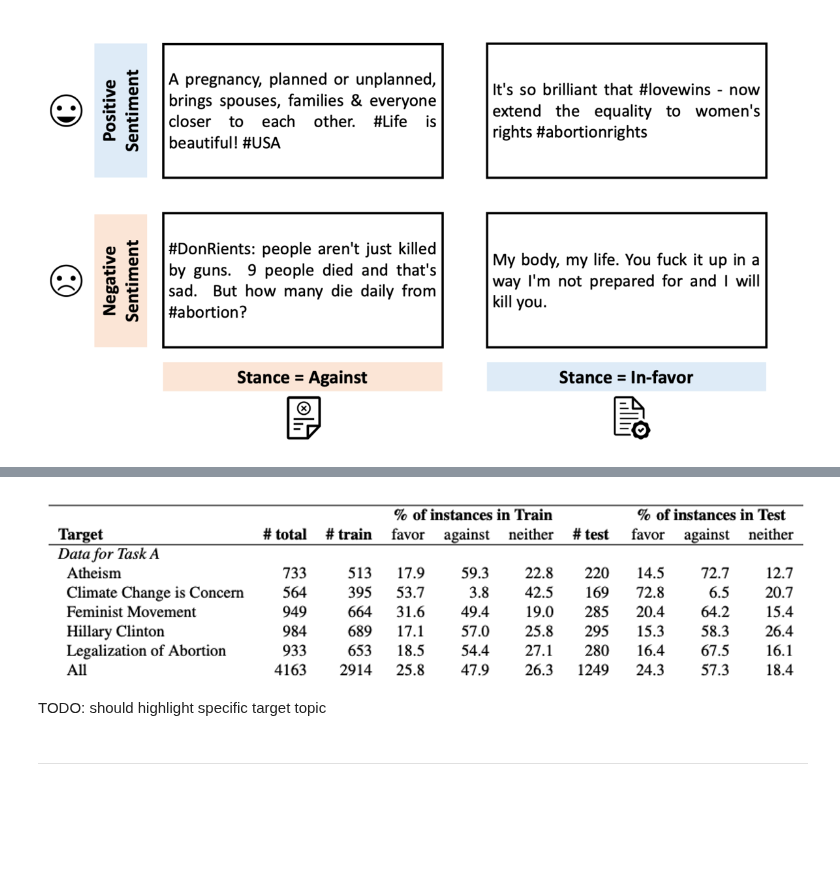
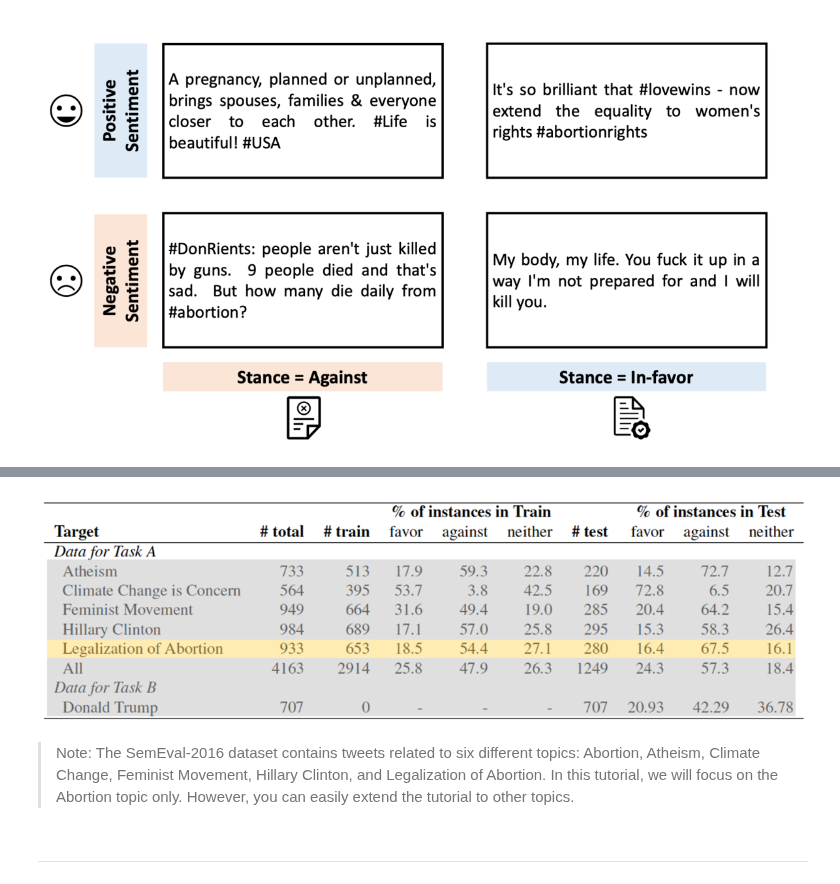
Before and after one commit to yunshiuan/prelim_stance_detection, a Jupyter notebook: bert-tuning_colab.ipynb, the cells around one changed output, grey strips where cells are left out. Cells and saved outputs as stored; diff of their text form; code cells hidden in the pictures; blank space fills up the shorter version.

```diff
--- a/bert-tuning_colab.ipynb
+++ b/bert-tuning_colab.ipynb
@@ -82,9 +83,9 @@ Note: The SemEval-2016 dataset contains tweets related to six different topics:
-# %%
-display_resized_image_in_notebook("dataset_semeval_2016.png",1.5)
-# %% [output]
-[figure, removed]
-# %% [markdown]
-TODO: should highlight specific target topic
+# %%
+display_resized_image_in_notebook("dataset_semeval_abortion.png",scale = 0.25)
+# %% [output]
+[figure, added]
+# %% [markdown]
+> Note: The SemEval-2016 dataset contains tweets related to six different topics: Abortion, Atheism, Climate Change, Feminist Movement, Hillary Clinton, and Legalization of Abortion. In this tutorial, we will focus on the Abortion topic only. However, you can easily extend the tutorial to other topics.
 # %% [markdown]
 ****
 # %% [markdown]
```
Also changed, not shown: parts of 4 cells of this notebook, 1 other file.
